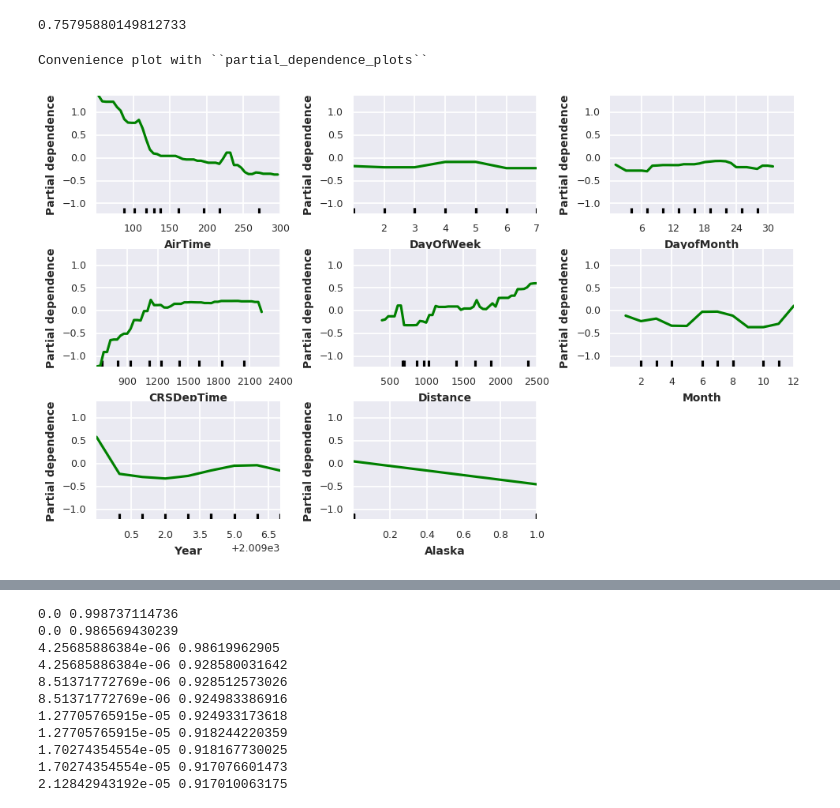
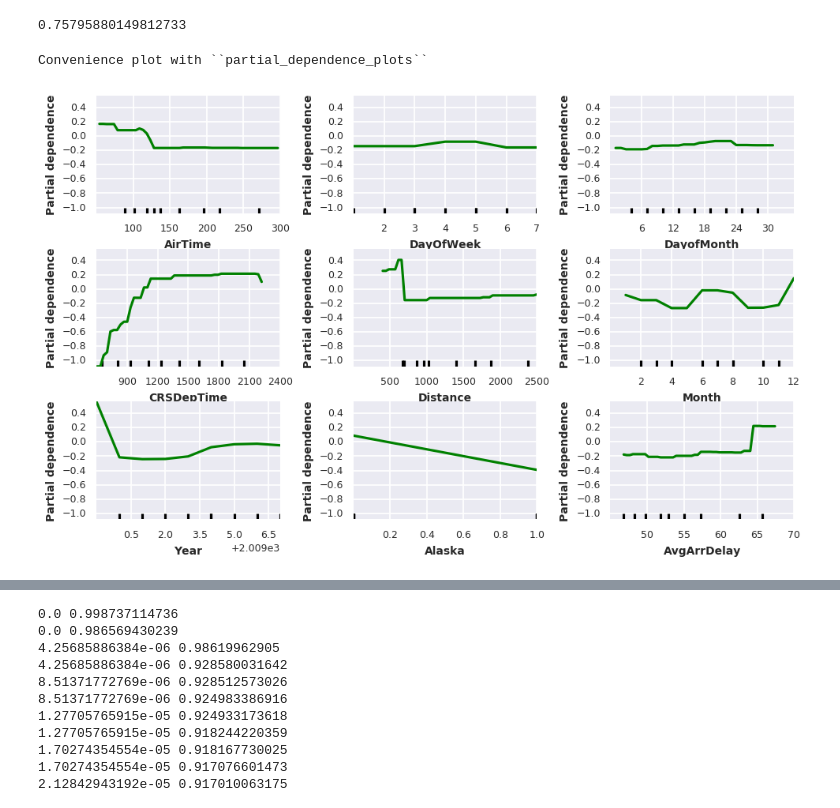
Before and after one commit to corbfost/flightdelaypredictor, a Jupyter notebook: eda/RandomFrst_and_Regressor.ipynb, the cells around one changed output, grey strips where cells are left out. Cells and saved outputs as stored; diff of their text form; code cells hidden in the pictures.

```diff
--- a/eda/RandomFrst_and_Regressor.ipynb
+++ b/eda/RandomFrst_and_Regressor.ipynb
@@ -290,6 +331,8 @@ dtypes: bool(1), datetime64[ns](2), float64(33), int64(7), object(5)
 memory usage: 302.8+ MB
 # %%
 df_no_weather = df_w_business.ix[(pd.isnull(df_w_business['WeatherDelay'])) | (df_w_business['WeatherDelay'] == 0), :]
+# %%
+df_no_weather = df_no_weather.merge(airports, how='left', left_on='Dest', right_on='Airport')
 # %%
 from sklearn.ensemble import GradientBoostingClassifier
 from sklearn.cross_validation import train_test_split
@@ -304,7 +363,7 @@ Try using .loc[row_indexer,col_indexer] = value instead
 See the caveats in the documentation: http://pandas.pydata.org/pandas-docs/stable/indexing.html#indexing-view-versus-copy
   if __name__ == '__main__':
 # %%
-df_no_weather = df_no_weather.dropna(subset=['business_indicator_lagged_12'])
+df_no_weather = df_no_weather.dropna(subset=['business_indicator_lagged_12', 'Airport'])
 # %%
 df_no_weather.info()
 # %% [output]
@@ -333,18 +392,19 @@ X = df_no_weather.ix[: ,['AirTime',
        'Distance',
        'Month',
        'Year', 'Alaska',
-        'business_indicator',
-        'business_indicator_lagged_1', 'business_indicator_lagged_2',
-        'business_indicator_lagged_3', 'business_indicator_lagged_4',
-        'business_indicator_lagged_5', 'business_indicator_lagged_6',
-        'business_indicator_lagged_7', 'business_indicator_lagged_8',
-        'business_indicator_lagged_9', 'business_indicator_lagged_10',
-        'business_indicator_lagged_11', 'business_indicator_lagged_12'
+#         'business_indicator',
+#         'business_indicator_lagged_1', 'business_indicator_lagged_2',
+#         'business_indicator_lagged_3', 'business_indicator_lagged_4',
+#         'business_indicator_lagged_5', 'business_indicator_lagged_6',
+#         'business_indicator_lagged_7', 'business_indicator_lagged_8',
+#         'business_indicator_lagged_9', 'business_indicator_lagged_10',
+#         'business_indicator_lagged_11', 'business_indicator_lagged_12',
+        'AvgArrDelay'
         ]]
 # %%
 X_train, X_test, y_train, y_test = train_test_split(X, y, test_size=0.33)
 # %%
-clf = GradientBoostingClassifier(n_estimators=100, learning_rate=0.3, max_depth=3, verbose=1).fit(X_train, y_train)
+clf = GradientBoostingClassifier(n_estimators=150, learning_rate=0.1, max_depth=2, verbose=1).fit(X_train, y_train)
 clf.score(X_test, y_test)
 # %% [output]
       Iter       Train Loss   Remaining Time
@@ -417,15 +469,15 @@ from sklearn.metrics import confusion_matrix
 # %%
 print('Convenience plot with ``partial_dependence_plots``')
 
-features = [0, 1, 2, 3, 4, 5, 6, 7]
+features = [0, 1, 2, 3, 4, 5, 6, 7, 8]
 fig, axs = plot_partial_dependence(clf, X_train, features,
                                    feature_names=X.columns,
                                    n_jobs=3, grid_resolution=50)
 fig.suptitle('')
 plt.subplots_adjust(top=0.9)  # tight_layout causes overlap with suptitle
 # %% [output]
 Convenience plot with ``partial_dependence_plots``
-[figure, old version]
+[figure, new version]
 # %%
 fpr, tpr, thresholds = roc_curve(y_test, y_score[:, 1])
 roc_auc = auc(fpr, tpr)
```
Also changed, not shown: parts of 18 cells of this notebook, 2 other files.
